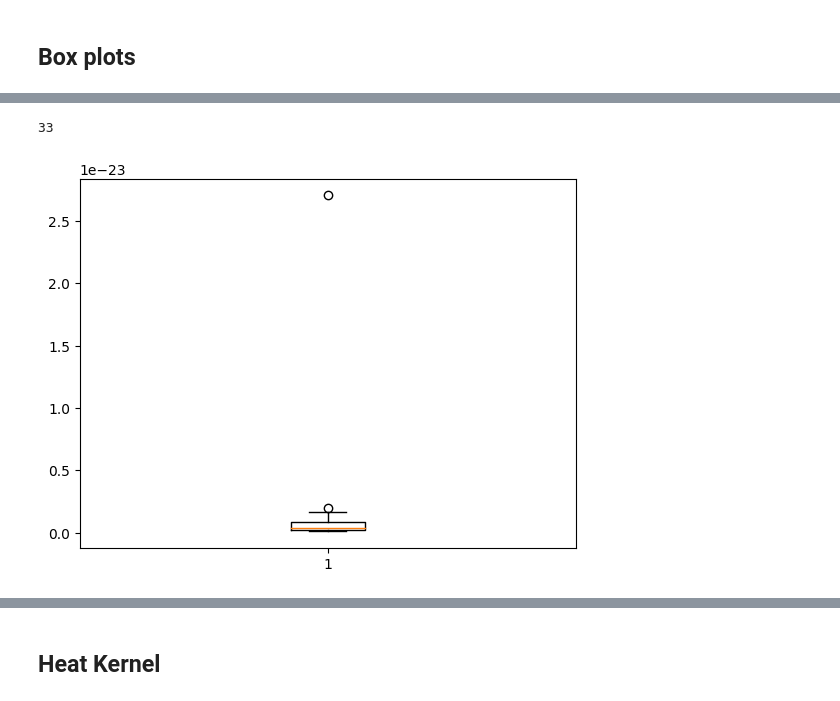
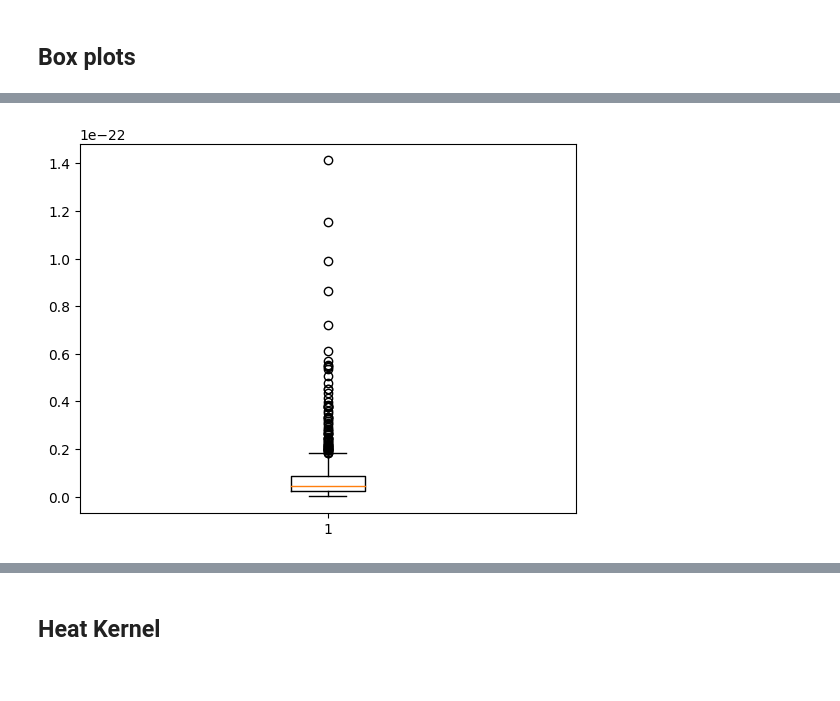
Before and after one commit to peppey/Topological-Data-Analysis-on-Brain-Data, a Jupyter notebook: EEG_Data_Analysis/Data_Exploration.ipynb, the cells around one changed output, grey strips where cells are left out. Drawn from its saved outputs; the diff is of its cells as text; code cells hidden in the pictures.

```diff
--- a/EEG_Data_Analysis/Data_Exploration.ipynb
+++ b/EEG_Data_Analysis/Data_Exploration.ipynb
@@ -92,15 +39,10 @@ test_short_persistence_diagrams_label_7 = np.load("Embeddings_and_Persistence_Di
 # %% [markdown]
 ## Box plots
 # %%
-test_summary_statistics = topological_summary_statistics = pd.read_csv("Features/Test_Topological_Summary_Statistics.csv")
-test_statistical_features = pd.read_csv("Features/Test_Statistical_Features.csv")
-test_wasserstein_features = pd.read_csv("Features/Test_Wasserstein_Features.csv")
-test_advanced_features = pd.read_csv("Features/Test_Advanced_Features.csv")
+# Choose feature to plot box plot of
+feature = "AC_coordinate_cc3"
 
-explored_df = test_advanced_features
-explored_df = explored_df["AC_coordinate_cc3"][explored_df["Label"] == 5]
-print(len(explored_df))
-
+explored_df = feature_df[feature][feature_df["Label"] == 1]
 
 plt.boxplot(explored_df)
 
@@ -112,21 +53,10 @@ plt.show()
 # %%
-# Train data
-train_summary_statistics = topological_summary_statistics = pd.read_csv("Features/Train_Topological_Summary_Statistics.csv")
-train_statistical_features = pd.read_csv("Features/Train_Statistical_Features.csv")
-train_wasserstein_features = pd.read_csv("Features/Train_Wasserstein_Features.csv")
-train_advanced_features = pd.read_csv("Features/Train_Advanced_Features.csv")
-
-explored_df = train_advanced_features
-explored_df = explored_df["AC_coordinate_cc3"][explored_df["Label"] == 5]
-print(len(explored_df))
-
+explored_df = feature_df[feature][feature_df["Label"] == 3]
 
 plt.boxplot(explored_df)
 
-
 # show plot
 plt.show()
 # %% [output]
-33
-[figure, old version]
+[figure, new version]
 # %%
```
Also changed, not shown: parts of 28 cells of this notebook, 1 other file.
